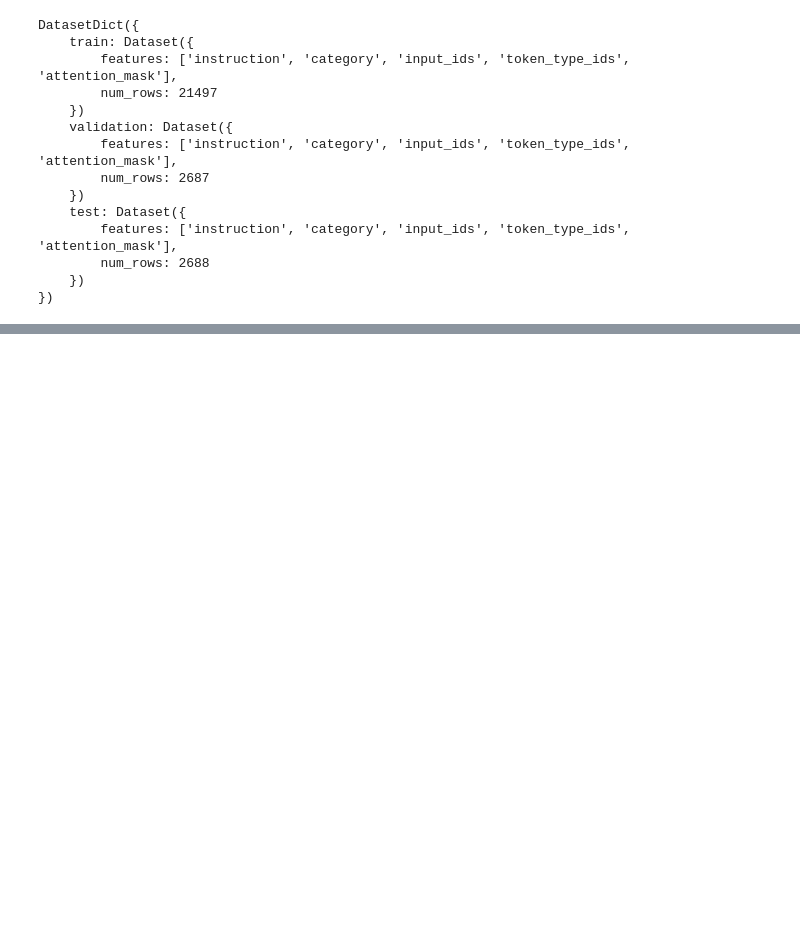
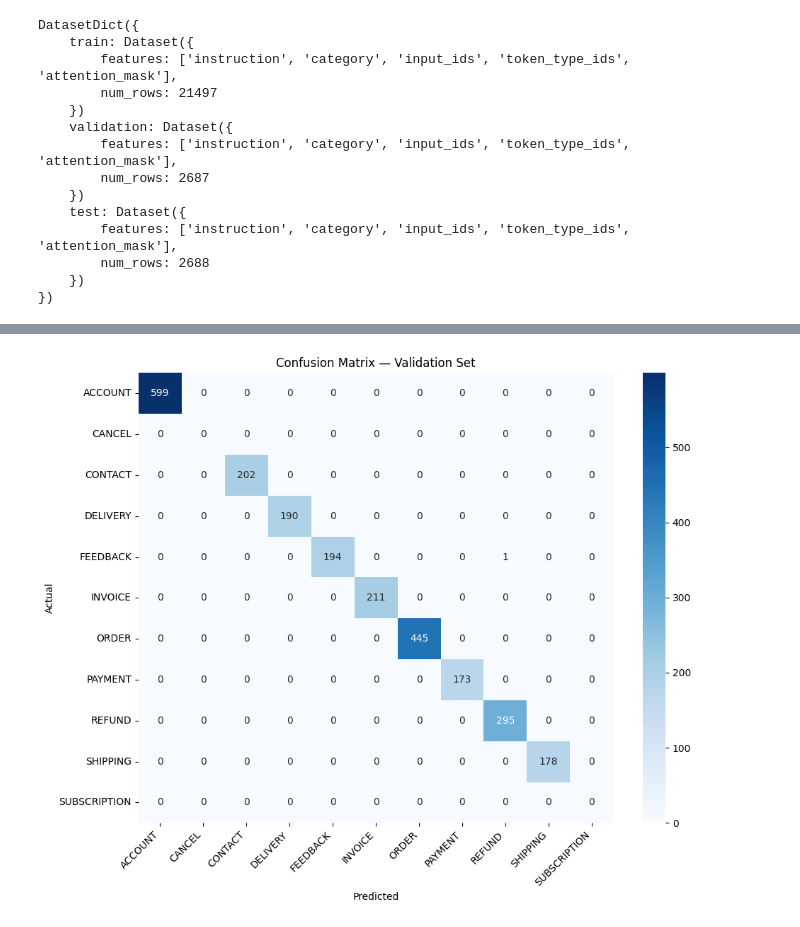
Before and after one commit to Najaf-Ali12/Complete-NLP-Projects, a Jupyter notebook: Customer_Query_Categorizer.ipynb, the cells around one changed output, grey strips where cells are left out. Saved outputs shown, nothing was run; the diff lists cells and outputs as text; code cells hidden in the pictures; blank space fills up the shorter version.

```diff
--- a/Customer_Query_Categorizer.ipynb
+++ b/Customer_Query_Categorizer.ipynb
@@ -132,7 +81,7 @@ from transformers import AutoTokenizer
 tokenizer=AutoTokenizer.from_pretrained("distilbert-base-uncased")
 
 def tokenize_function(examples):
-  return tokenizer(examples['instruction'],padding=True, Truncation=True, max_length=512)
+  return tokenizer(examples['instruction'],padding=True, truncation=True, max_length=512)
 
 # Converting pandas dataframe into hugging face dataset to eliminate the confusion of .map() as it is both in pandas and hf
 dataset=Dataset.from_pandas(data)
@@ -181,6 +458,7 @@ DatasetDict({
 # %%
 # Converting Category column in numerical form and
 # renaming it as label because hugging face models require target column named as "label"
+dataset=dataset_balanced
 def convert_category_to_id(example):
     # Get the text category string (e.g., 'ACCOUNT')
     category_string = example['category']
@@ -264,8 +541,8 @@ arguments=TrainingArguments(
     greater_is_better=True,
     push_to_hub=True,
     warmup_steps=500,
-    eval_steps=500,
-    save_steps=500,
+    eval_steps=200,
+    save_steps=200,
     logging_steps=200,
     report_to="wandb"
 )
@@ -349,0 +791,36 @@ for matrix,result in eval_results:
+# %%
+# ========== VISUALIZE RESULTS ==========
+import matplotlib.pyplot as plt
+import seaborn as sns
+import numpy as np
+from sklearn.metrics import confusion_matrix
+
+# Get predictions on validation set
+val_predictions  = trainer.predict(dataset["validation"])
+predicted_labels = np.argmax(val_predictions.predictions, axis=1)
+true_labels      = val_predictions.label_ids
+
+# Build the label ordering from the model config (safest — stays in sync with training)
+# id2label is a dict like {0: 'ACCOUNT', 1: 'CONTACT', ...}
+num_labels   = len(model.config.id2label)
+label_names  = [model.config.id2label[i] for i in range(num_labels)]
+
+# Plot confusion matrix
+plt.figure(figsize=(10, 8))
+cm = confusion_matrix(true_labels, predicted_labels, labels=list(range(num_labels)))
+sns.heatmap(
+    cm,
+    annot=True,
+    fmt='d',
+    cmap='Blues',
+    xticklabels=label_names,
+    yticklabels=label_names,
+)
+plt.title('Confusion Matrix — Validation Set')
+plt.xlabel('Predicted')
+plt.ylabel('Actual')
+plt.xticks(rotation=45, ha='right')
+plt.yticks(rotation=0)
+plt.tight_layout()
+plt.show()
+# %% [output]
@@ -349,0 +828 @@ for matrix,result in eval_results:
+[figure, added]
```
Also changed, not shown: parts of 13 cells of this notebook.
